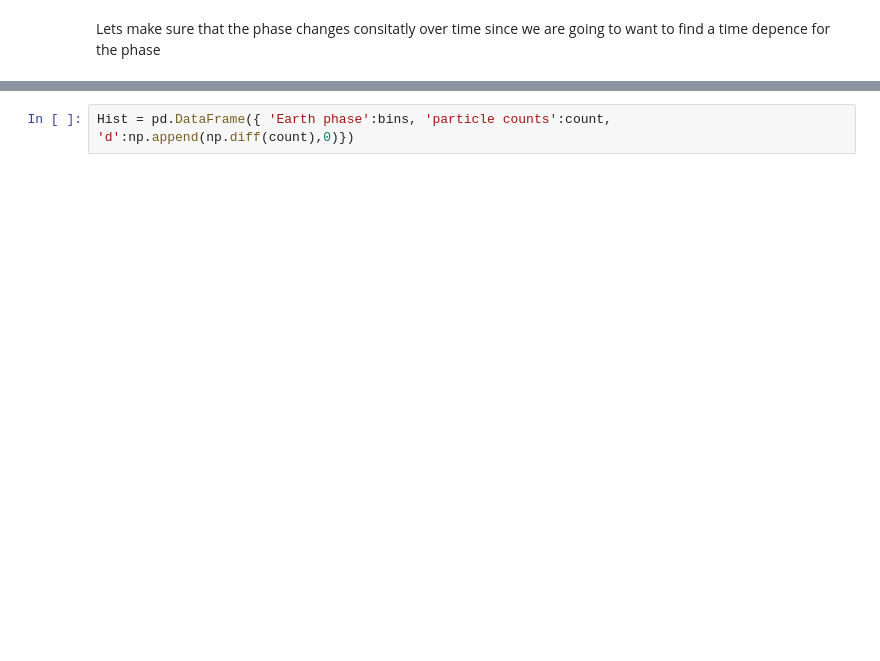
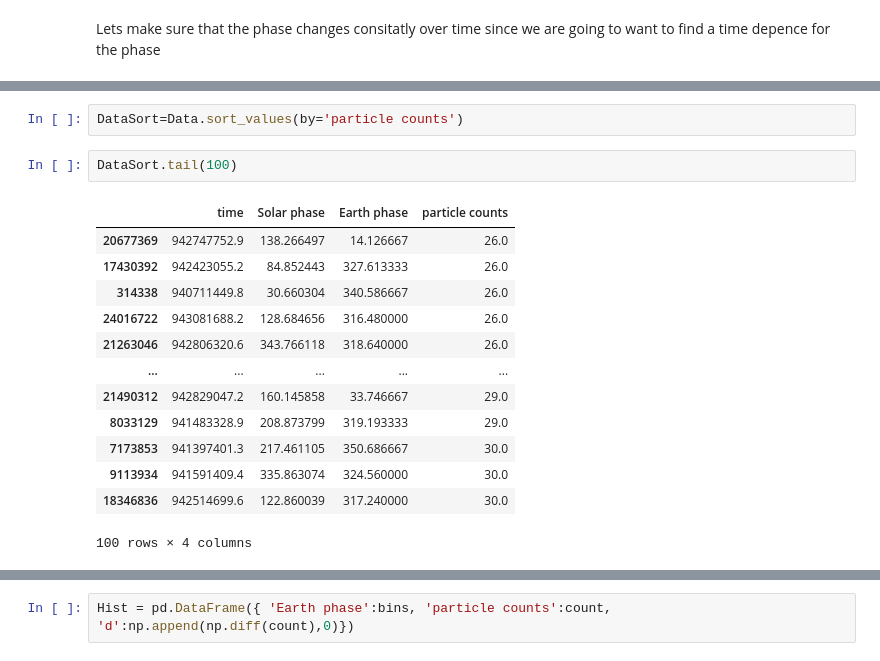
Before and after one commit to GammasBox/phys434Lab, a Jupyter notebook: Lab4.ipynb, the cells around one changed output, grey strips where cells are left out. Saved outputs shown, nothing was run; the diff lists cells and outputs as text; blank space fills up the shorter version.

```diff
--- a/Lab4.ipynb
+++ b/Lab4.ipynb
@@ -144,0 +140,18 @@ bins = np.delete(bins, 0)
+# %%
+DataSort=Data.sort_values(by='particle counts')
+# %%
+DataSort.tail(100)
+# %% [output]
+|  | time | Solar phase | Earth phase | particle counts |
+| 20677369 | 942747752.9 | 138.266497 | 14.126667 | 26.0 |
+| 17430392 | 942423055.2 | 84.852443 | 327.613333 | 26.0 |
+| 314338 | 940711449.8 | 30.660304 | 340.586667 | 26.0 |
+| 24016722 | 943081688.2 | 128.684656 | 316.480000 | 26.0 |
+| 21263046 | 942806320.6 | 343.766118 | 318.640000 | 26.0 |
+| ... | ... | ... | ... | ... |
+| 21490312 | 942829047.2 | 160.145858 | 33.746667 | 29.0 |
+| 8033129 | 941483328.9 | 208.873799 | 319.193333 | 29.0 |
+| 7173853 | 941397401.3 | 217.461105 | 350.686667 | 30.0 |
+| 9113934 | 941591409.4 | 335.863074 | 324.560000 | 30.0 |
+| 18346836 | 942514699.6 | 122.860039 | 317.240000 | 30.0 |
+100 rows × 4 columns
```
Also changed, not shown: parts of 26 cells of this notebook.
